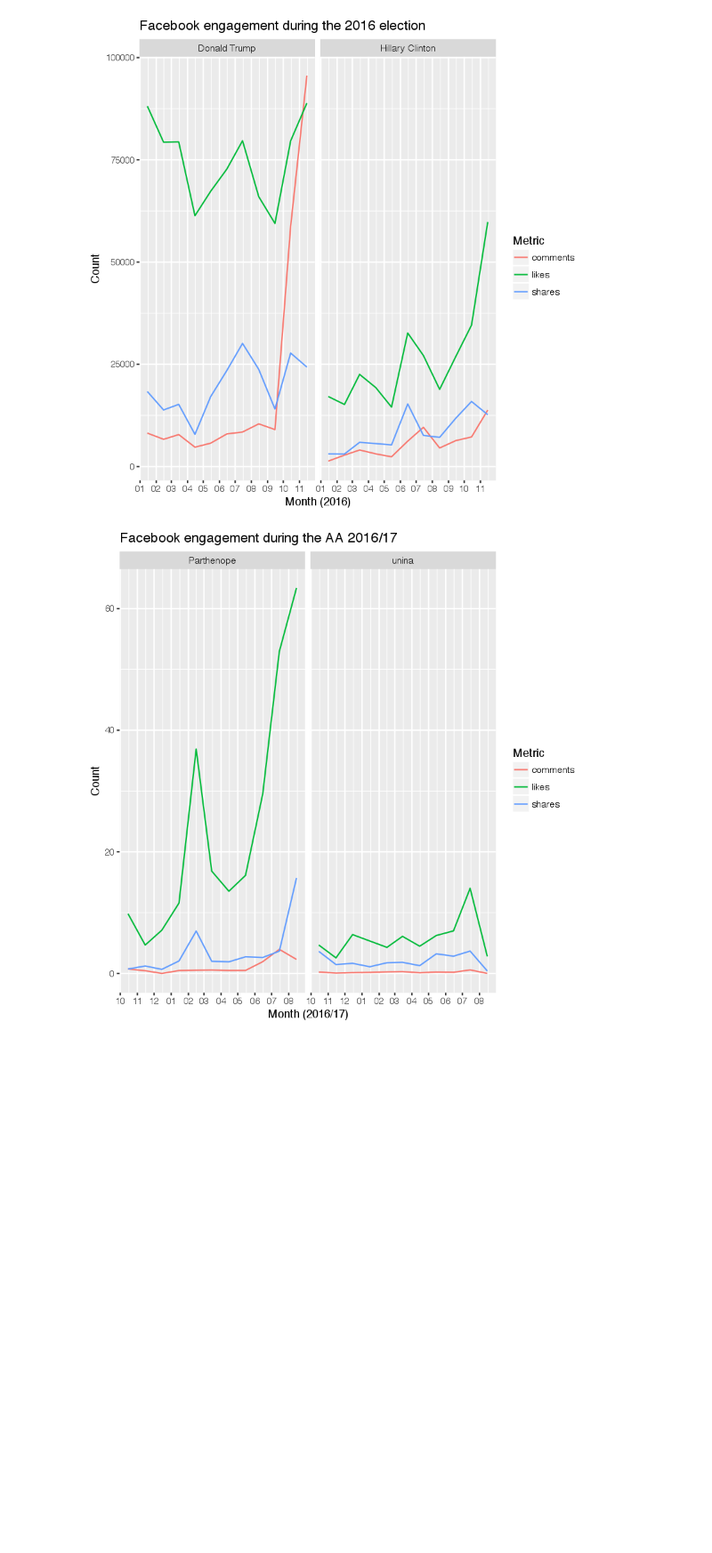
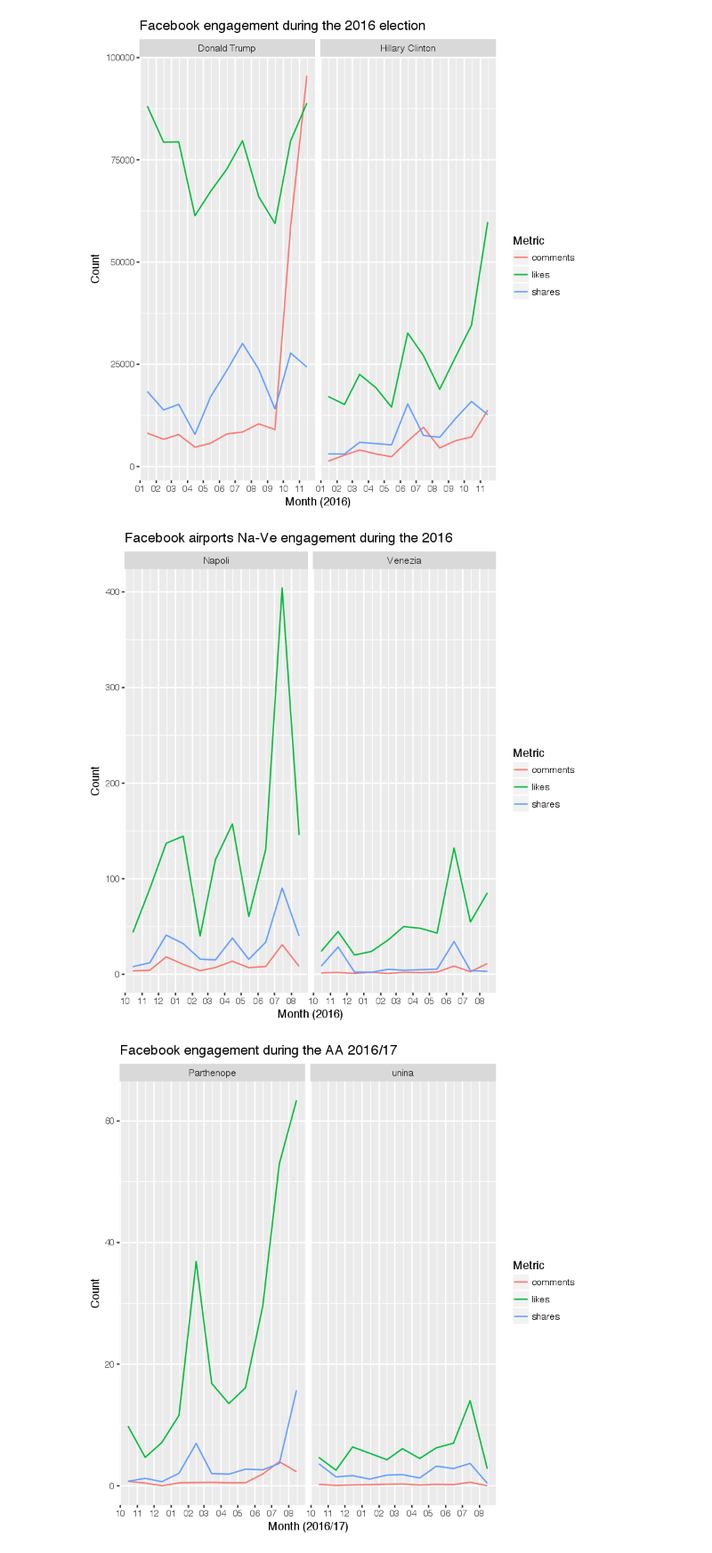
Before and after one commit to luisacutillo78/RbasicStats, a Jupyter notebook: Comparing Facebook Public Pages.ipynb, the cells around one changed output. Shown: that part at 89% size. Saved outputs shown, nothing was run; the diff lists cells and outputs as text; code cells hidden in the pictures; blank space fills up the shorter version.

```diff
--- a/Comparing Facebook Public Pages.ipynb
+++ b/Comparing Facebook Public Pages.ipynb
@@ -39,6 +49,21 @@ aggregate.metric <- function(metric) {
   m$metric <- metric
   return(m)
 }
+# %%
+#aeroportona
+page <- aeroportona
+page$datetime <- format.facebook.date(page$created_time)
+page$month <- format(page$datetime, "%Y-%m")
+df.list <- lapply(c("likes", "comments", "shares"), aggregate.metric)
+aeroportona_months  <- do.call(rbind, df.list)
+
+
+#aeroportove
+page <- aeroportove
+page$datetime <- format.facebook.date(page$created_time)
+page$month <- format(page$datetime, "%Y-%m")
+df.list <- lapply(c("likes", "comments", "shares"), aggregate.metric)
+aeroportove_months  <- do.call(rbind, df.list)
 # %%
 #trump
 page <- trump
@@ -90,6 +115,23 @@ p <- p + facet_grid(. ~ candidate)
 p
 # %% [output]
 [figure]
+# %%
+aeroportona_months$aeroporto <- "Napoli"
+aeroportove_months$aeroporto <- "Venezia"
+both <- rbind(aeroportona_months, aeroportove_months)
+
+library(ggplot2)
+#install.packages('scales')
+library(scales)
+
+p <- ggplot(both, aes(x = month, y = x, group = metric)) + geom_line(aes(color = metric)) +
+  scale_x_date(date_breaks = "months", labels = date_format("%m")) + ggtitle("Facebook airports Na-Ve engagement during the 2016") + labs(y = "Count", x = "Month (2016)", aesthetic='Metric')  + scale_colour_discrete(name = "Metric")
+
+#add in a facet
+p <- p + facet_grid(. ~ aeroporto)
+p
+# %% [output]
+[figure, added]
 # %%
 unina_months$university <- "unina"
 Parthenope_months$university <- "Parthenope"
```
Also changed, not shown: parts of 4 cells of this notebook.
